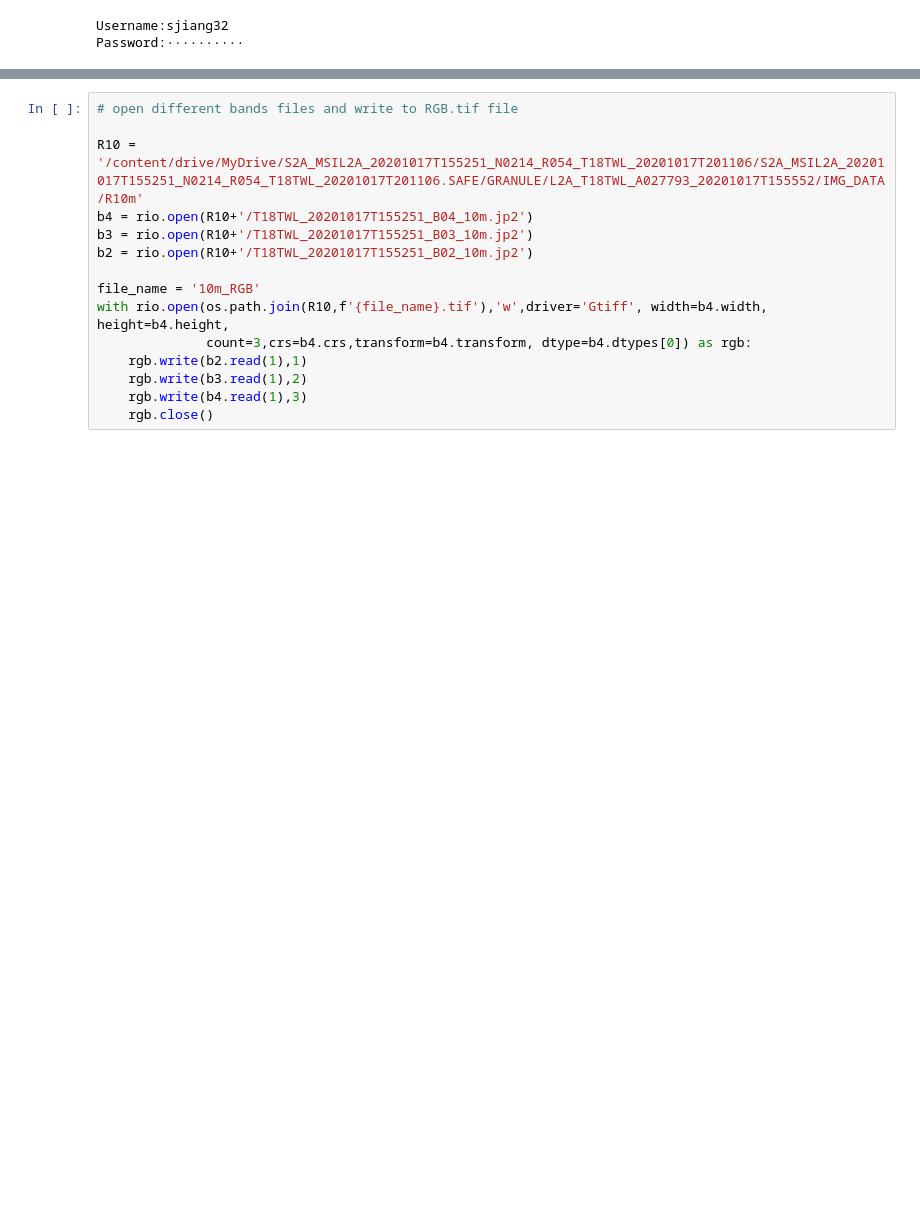
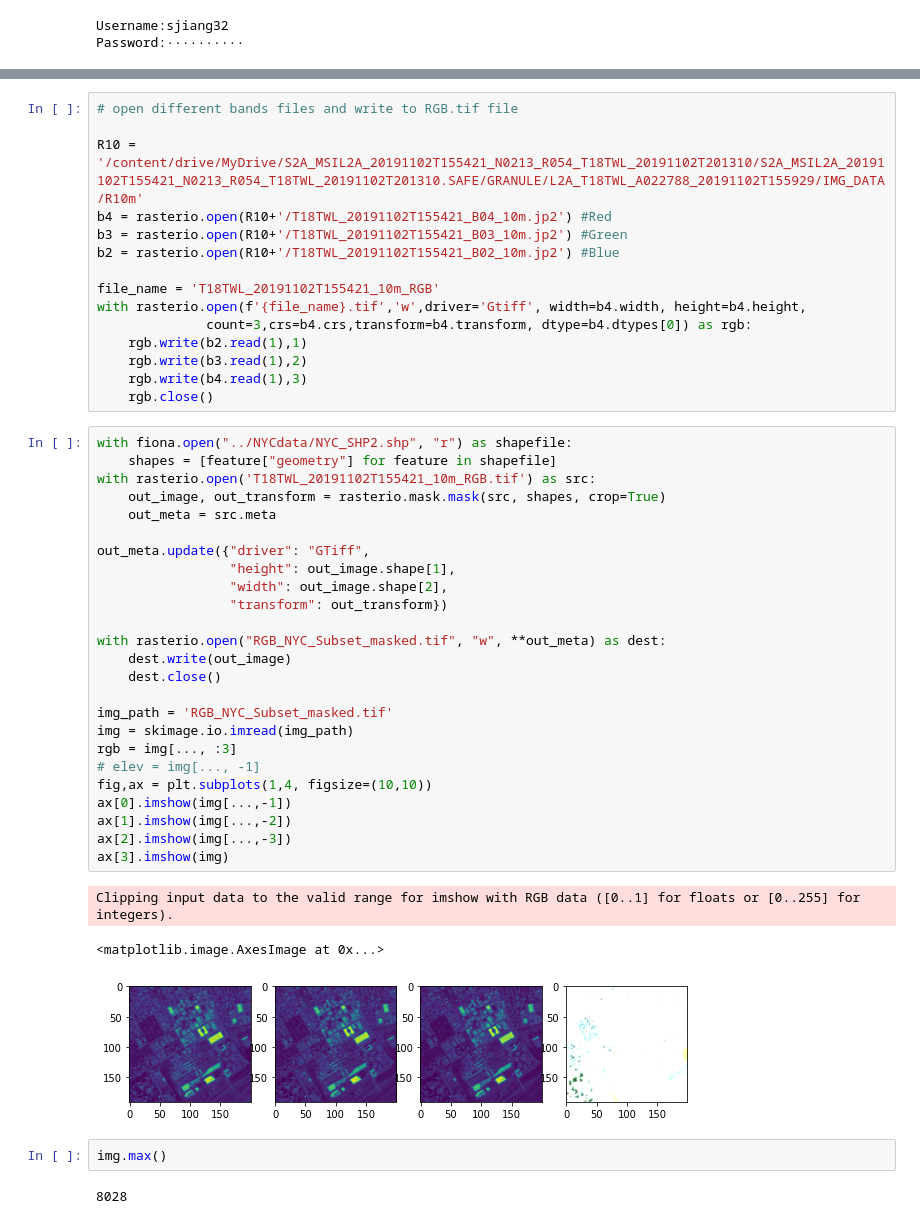
Before and after one commit to shanjiang1994/GIS, a Jupyter notebook: Convert_RGB.ipynb, the cells around one changed output, grey strips where cells are left out. Cells and saved outputs as stored; diff of their text form; blank space fills up the shorter version.

```diff
--- a/Convert_RGB.ipynb
+++ b/Convert_RGB.ipynb
@@ -137,15 +148,48 @@ Archive:  S2A_MSIL2A_20201017T155251_N0214_R054_T18TWL_20201017T201106.zip
 # %%
 # open different bands files and write to RGB.tif file
 
-R10 = '/content/drive/MyDrive/S2A_MSIL2A_20201017T155251_N0214_R054_T18TWL_20201017T201106/S2A_MSIL2A_20201017T155251_N0214_R054_T18TWL_20201017T201106.SAFE/GRANULE/L2A_T18TWL_A027793_20201017T155552/IMG_DATA/R10m'
-b4 = rio.open(R10+'/T18TWL_20201017T155251_B04_10m.jp2')
-b3 = rio.open(R10+'/T18TWL_20201017T155251_B03_10m.jp2')
-b2 = rio.open(R10+'/T18TWL_20201017T155251_B02_10m.jp2')
+R10 = '/content/drive/MyDrive/S2A_MSIL2A_20191102T155421_N0213_R054_T18TWL_20191102T201310/S2A_MSIL2A_20191102T155421_N0213_R054_T18TWL_20191102T201310.SAFE/GRANULE/L2A_T18TWL_A022788_20191102T155929/IMG_DATA/R10m'
+b4 = rasterio.open(R10+'/T18TWL_20191102T155421_B04_10m.jp2') #Red
+b3 = rasterio.open(R10+'/T18TWL_20191102T155421_B03_10m.jp2') #Green
+b2 = rasterio.open(R10+'/T18TWL_20191102T155421_B02_10m.jp2') #Blue
 
-file_name = '10m_RGB'
-with rio.open(os.path.join(R10,f'{file_name}.tif'),'w',driver='Gtiff', width=b4.width, height=b4.height,
+file_name = 'T18TWL_20191102T155421_10m_RGB'
+with rasterio.open(f'{file_name}.tif','w',driver='Gtiff', width=b4.width, height=b4.height,
               count=3,crs=b4.crs,transform=b4.transform, dtype=b4.dtypes[0]) as rgb:
     rgb.write(b2.read(1),1)
     rgb.write(b3.read(1),2)
     rgb.write(b4.read(1),3)
     rgb.close()
+# %%
+with fiona.open("../NYCdata/NYC_SHP2.shp", "r") as shapefile:
+    shapes = [feature["geometry"] for feature in shapefile]
+with rasterio.open('T18TWL_20191102T155421_10m_RGB.tif') as src:
+    out_image, out_transform = rasterio.mask.mask(src, shapes, crop=True)
+    out_meta = src.meta
+
+out_meta.update({"driver": "GTiff",
+                 "height": out_image.shape[1],
+                 "width": out_image.shape[2],
+                 "transform": out_transform})
+
+with rasterio.open("RGB_NYC_Subset_masked.tif", "w", **out_meta) as dest:
+    dest.write(out_image)
+    dest.close()
+
+img_path = 'RGB_NYC_Subset_masked.tif'
+img = skimage.io.imread(img_path)
+rgb = img[..., :3]
+# elev = img[..., -1]
+fig,ax = plt.subplots(1,4, figsize=(10,10))
+ax[0].imshow(img[...,-1])
+ax[1].imshow(img[...,-2])
+ax[2].imshow(img[...,-3])
+ax[3].imshow(img)
+# %% [output]
+Clipping input data to the valid range for imshow with RGB data ([0..1] for floats or [0..255] for integers).
+<matplotlib.image.AxesImage at 0x...>
+[figure, added]
+# %%
+img.max()
+# %% [output]
+8028
```
Also changed, not shown: parts of 26 cells of this notebook.
